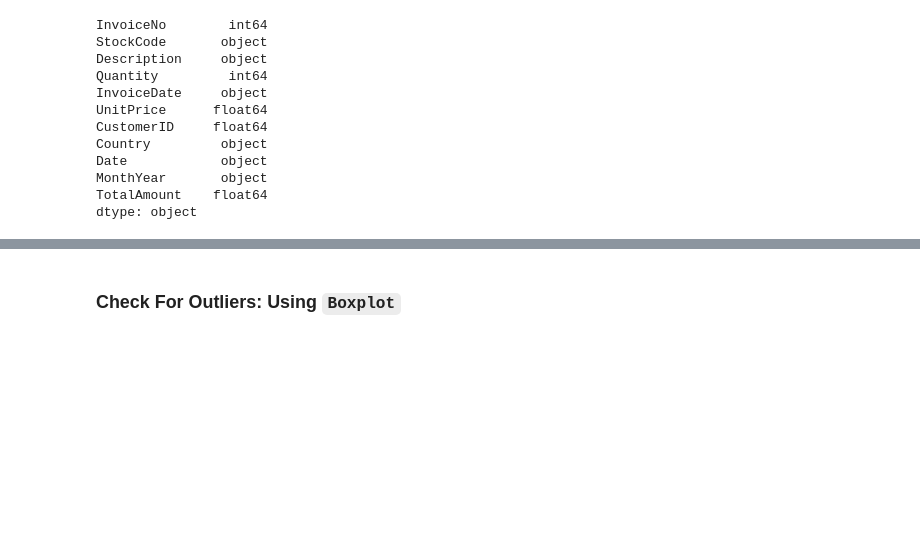
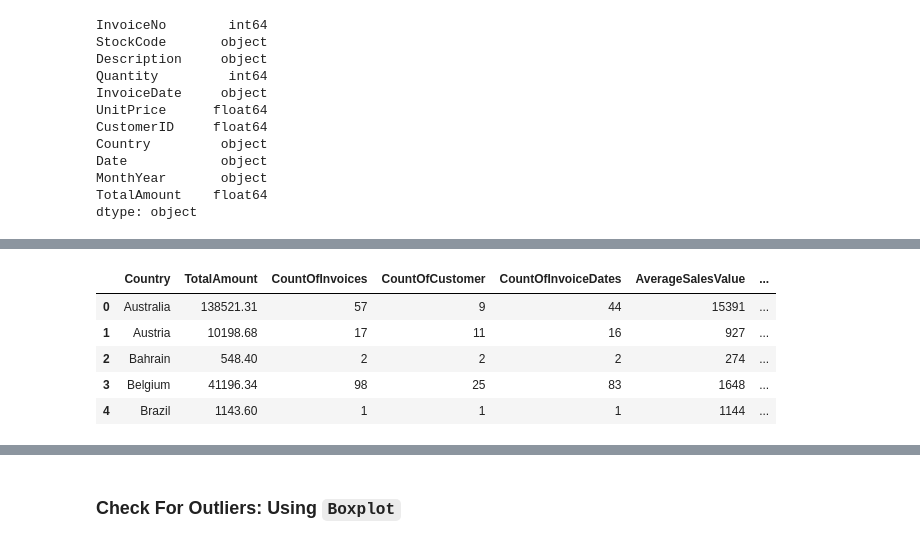
Before and after one commit to nyangweso-rodgers/data-analytics, a Jupyter notebook: Analytics-with-Python/Data-Analysis-Projects/Analysis-of-Online-Retail-Store-Data/Data-Visualization/index.ipynb, the cells around one changed output, grey strips where cells are left out. Saved outputs shown, nothing was run; the diff lists cells and outputs as text; code cells hidden in the pictures; blank space fills up the shorter version.

```diff
--- a/Analytics-with-Python/Data-Analysis-Projects/Analysis-of-Online-Retail-Store-Data/Data-Visualization/index.ipynb
+++ b/Analytics-with-Python/Data-Analysis-Projects/Analysis-of-Online-Retail-Store-Data/Data-Visualization/index.ipynb
@@ -69,0 +69,31 @@ grouped_customer_df.head()
+# %%
+def process_df(df):
+    # create the following columns
+    df['AverageSalesValue'] = df['TotalAmount'] / df['CountOfCustomer']
+    df['AverageSalesValue'] = df['AverageSalesValue'].round().astype(int)
+
+    # create the AverageBasketValue column
+    df['AverageBasketValue'] = df['TotalAmount']/df['CountOfInvoices']
+    df['AverageBasketValue'] = df['AverageBasketValue'].round().astype(int)
+
+    # get the total Revenue
+    TotalRevenue = df['TotalAmount'].sum()
+    # get the Revenue Contribution
+    df['RevenueContribution'] = (df['TotalAmount'] / TotalRevenue) * 100
+    df['RevenueContribution'] = df['RevenueContribution'].round(1)
+
+    return df
+
+overall_grouped_df = process_df(overall_grouped_df)
+
+# save to a csv file
+overall_grouped_df.to_csv("overall_grouped_df.csv", index =False)
+
+overall_grouped_df.head()
+# %% [output]
+|  | Country | TotalAmount | CountOfInvoices | CountOfCustomer | CountOfInvoiceDates | AverageSalesValue | ... |
+| 0 | Australia | 138521.31 | 57 | 9 | 44 | 15391 | ... |
+| 1 | Austria | 10198.68 | 17 | 11 | 16 | 927 | ... |
+| 2 | Bahrain | 548.40 | 2 | 2 | 2 | 274 | ... |
+| 3 | Belgium | 41196.34 | 98 | 25 | 83 | 1648 | ... |
+| 4 | Brazil | 1143.60 | 1 | 1 | 1 | 1144 | ... |
```
Also changed, not shown: parts of 20 cells of this notebook.
